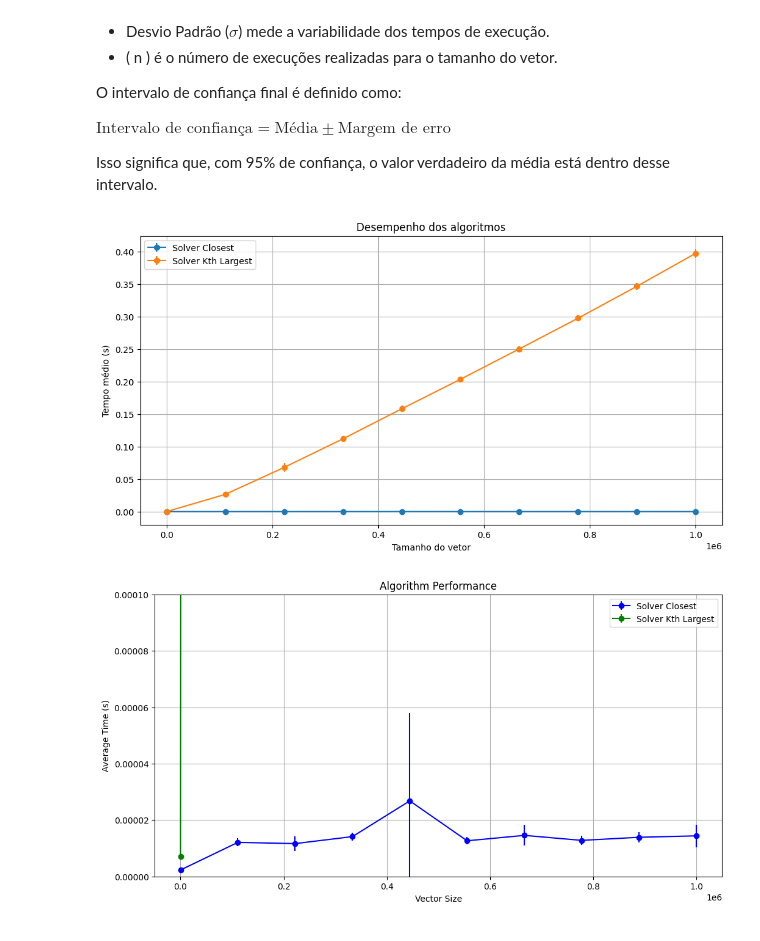
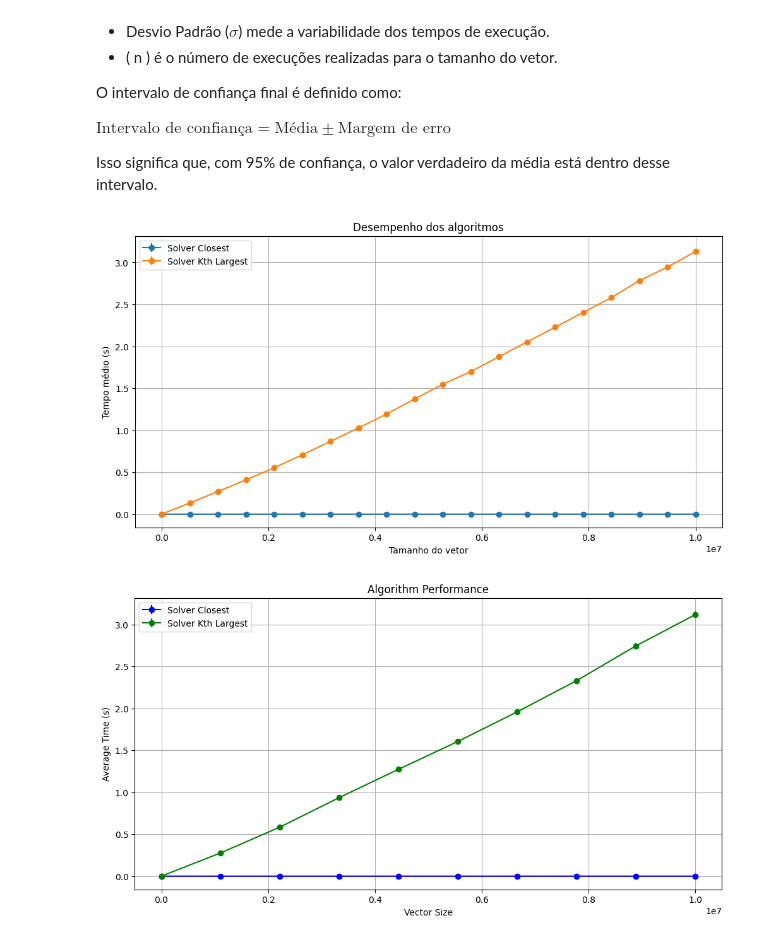
Before and after one commit to lucasfreirec/datastructure, a Jupyter notebook: U2/U2T2/main.ipynb, the cells around one changed output. Saved outputs shown, nothing was run; the diff lists cells and outputs as text; code cells hidden in the pictures.

```diff
--- a/U2/U2T2/main.ipynb
+++ b/U2/U2T2/main.ipynb
@@ -26,7 +26,7 @@ from time import time
 from scipy.stats import t
 from binarysearchtree import *
 import sys
-sys.setrecursionlimit(10000000)
+sys.setrecursionlimit(1000000000)
 
 def solver_closest(tree, target):
     return findClosestValueInBstHelper(tree.root, target, tree.root.value)
@@ -58,8 +58,8 @@ def inOrderTraverse(node, sortedNodeValues):
 
 # Configurações
 np.random.seed(42)
-N = 1000000  # Tamanho máximo do vetor
-steps = 10  # Número de tamanhos de vetor a testar
+N = 10000000  # Tamanho máximo do vetor
+steps = 20  # Número de tamanhos de vetor a testar
 executions_per_size = 10  # Número de execuções por tamanho de vetor
 
 # Tamanhos dos vetores a testar
@@ -77,7 +77,7 @@ for size in vector_sizes:
     times_kth_largest = []
 
     for _ in range(executions_per_size):
-        data = np.random.randint(0, 1000, size)
+        data = np.random.randint(0, 10000000, size)
         bst = BST()
 
         for value in data:
@@ -117,35 +117,35 @@ plt.legend()
 plt.grid(True)
 plt.show()
 # %% [output]
-[figure, old version]
+[figure, new version]
 # %%
 plt.figure(figsize=(12, 6))
 
 # Change the colors of the lines and markers
 plt.errorbar(
     vector_sizes,
     results_closest,
     yerr=confidence_intervals_closest,
     label='Solver Closest',
     fmt='-o',
     color='blue'
 )
 
 plt.errorbar(
     vector_sizes,
     results_kth_largest,
     yerr=confidence_intervals_kth_largest,
     label='Solver Kth Largest',
     fmt='-o',
     color='green'
 )
 
 plt.xlabel('Vector Size')
 plt.ylabel('Average Time (s)')
 plt.title('Algorithm Performance')
 plt.legend()
 plt.grid(True)
-plt.ylim(0, 0.0001)
-plt.savefig('grafico2.png', transparent=False, dpi=300)
+#plt.ylim(0, 0.0001)
+plt.savefig('grafico1.png', transparent=False, dpi=300)
 # %% [output]
-[figure, old version]
+[figure, new version]
```
Also changed, not shown: 2 other files.
